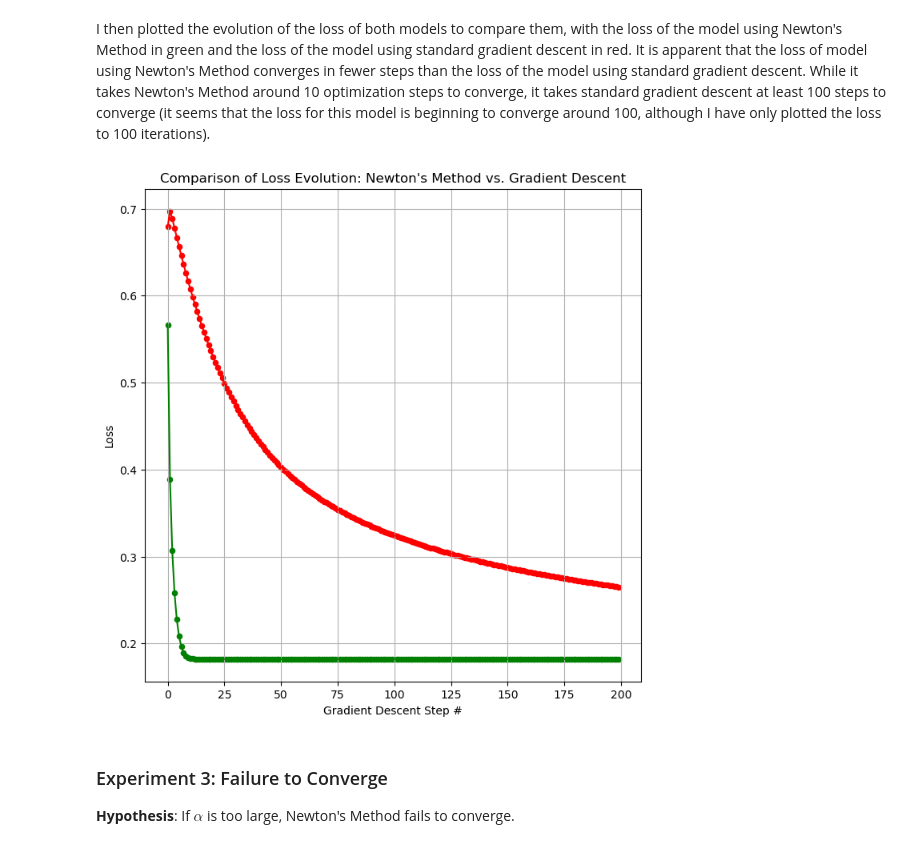
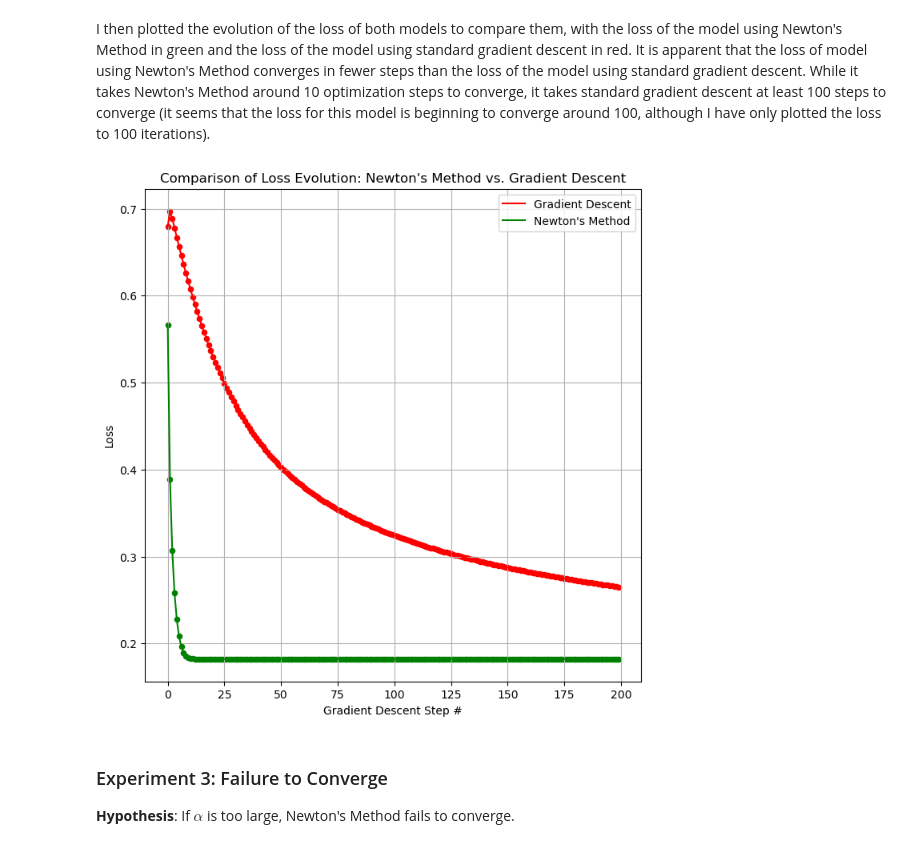
Before and after one commit to opfleet/opfleet.github.io, a Jupyter notebook: posts/NewtonPost/index.ipynb, the cells around one changed output. Saved outputs shown, nothing was run; the diff lists cells and outputs as text; code cells hidden in the pictures.

Commit message:
Bringing Newton's to an E

```diff
--- a/posts/NewtonPost/index.ipynb
+++ b/posts/NewtonPost/index.ipynb
@@ -95,13 +119,14 @@ I then plotted the evolution of the loss of both models to compare them, with th
 # %%
 fig, ax = plt.subplots(1, 1, figsize = (8, 8))
 ax.grid(True)
-ax.plot(loss_vec_grad, color = "red")
+line1, = ax.plot(loss_vec_grad, color = "red", label = "Gradient Descent")
 ax.scatter(torch.arange(len(loss_vec_grad)), loss_vec_grad, s = 20, color = "red")
-ax.plot(loss_vec_newt, color = "green")
+line2, = ax.plot(loss_vec_newt, color = "green", label = "Newton's Method")
 ax.scatter(torch.arange(len(loss_vec_newt)), loss_vec_newt, s = 20, color = "green")
+ax.legend(handles= [line1, line2])
 labs = ax.set(xlabel = "Gradient Descent Step #", ylabel = "Loss", title = "Comparison of Loss Evolution: Newton's Method vs. Gradient Descent")
 # %% [output]
-[figure, old version]
+[figure, new version]
 # %% [markdown]
 ### Experiment 3: Failure to Converge
 **Hypothesis**: If $\alpha$ is too large, Newton's Method fails to converge.
```
Also changed, not shown: parts of 6 cells of this notebook, 7 other files.
